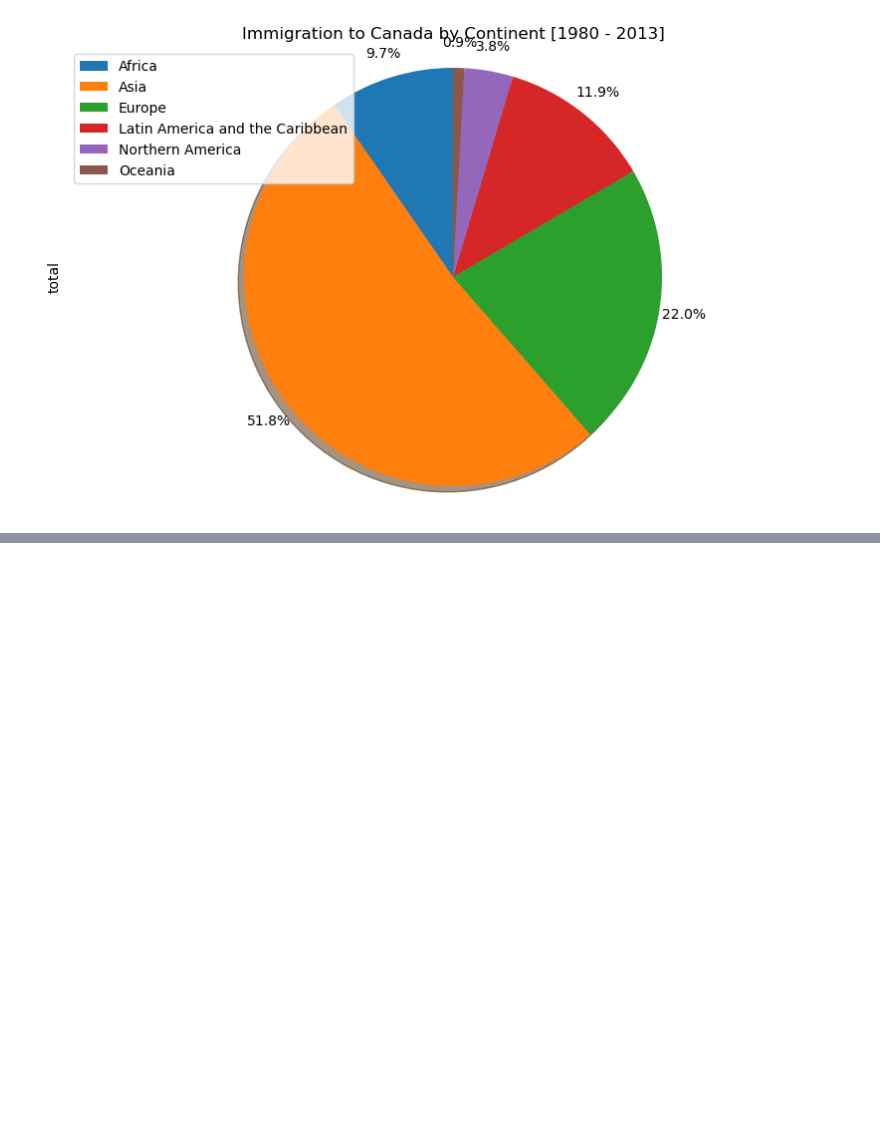
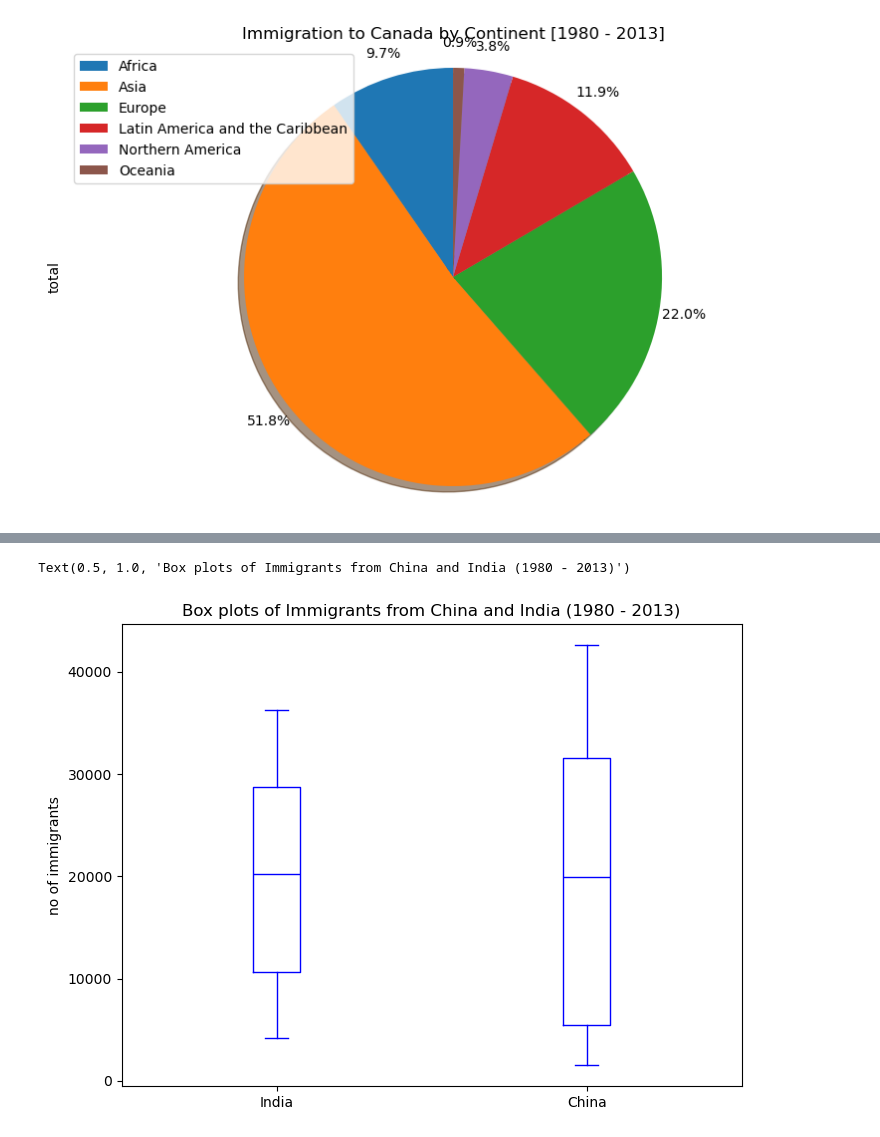
Before and after one commit to Immortal-Pi/IBMdatascience, a Jupyter notebook: Visualization/canadaImmigrationDataset.ipynb, the cells around one changed output, grey strips where cells are left out. Saved outputs shown, nothing was run; the diff lists cells and outputs as text; code cells hidden in the pictures; blank space fills up the shorter version.

```diff
--- a/Visualization/canadaImmigrationDataset.ipynb
+++ b/Visualization/canadaImmigrationDataset.ipynb
@@ -603,0 +669,8 @@ plt.legend(labels=data_continents.index, loc='upper left')
+# %%
+dt_cl=data.loc[['India','China'],years].T
+dt_cl.plot(kind='box',figsize=(8,6),color='blue')
+plt.ylabel('no of immigrants')
+plt.title('Box plots of Immigrants from China and India (1980 - 2013)')
+# %% [output]
+Text(0.5, 1.0, 'Box plots of Immigrants from China and India (1980 - 2013)')
+[figure, added]
```
Also changed, not shown: parts of 32 cells of this notebook.
